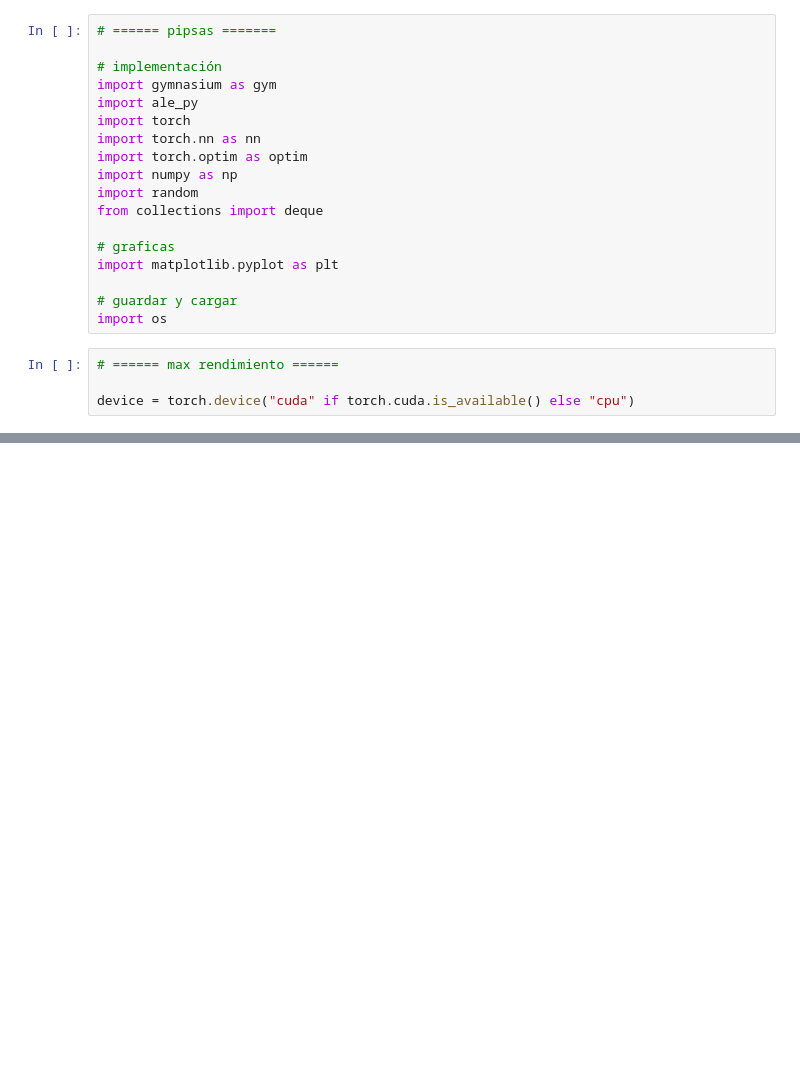
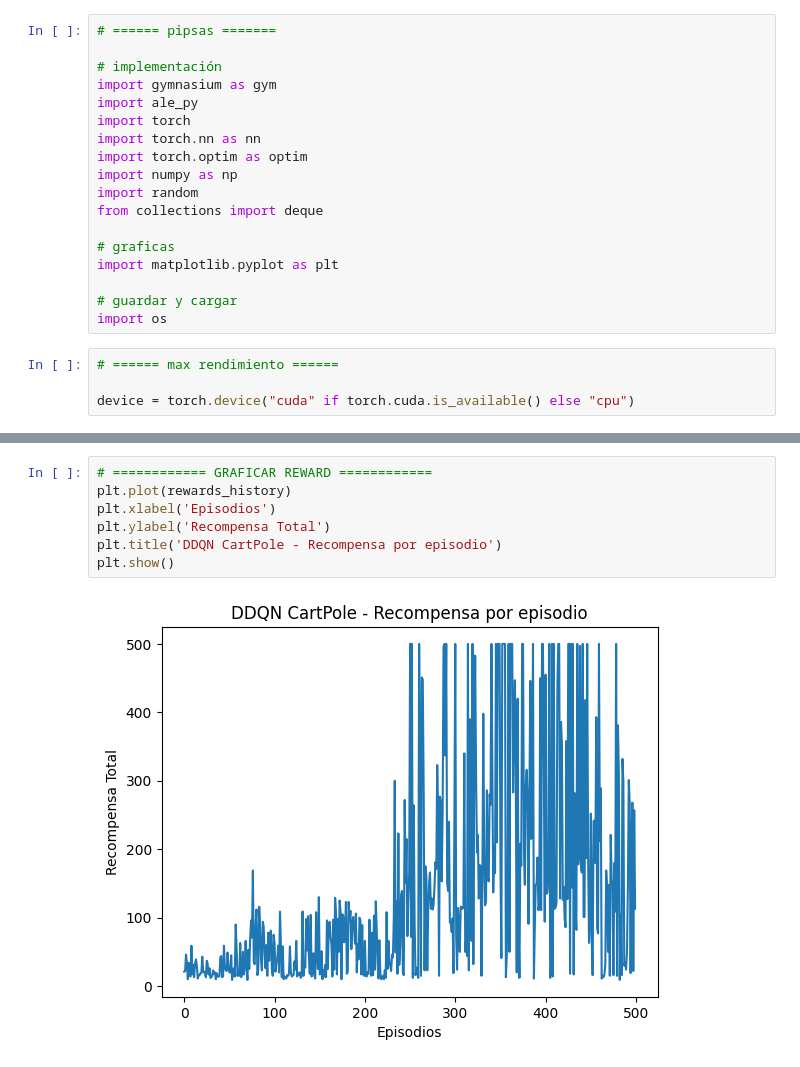
Before and after one commit to PabloBenitezR/Aprendizaje-por-refuerzo, a Jupyter notebook: Tarea 3 RL/DDQN_cartpole.ipynb, the cells around one changed output, grey strips where cells are left out. Drawn from its saved outputs; the diff is of its cells as text; blank space fills up the shorter version.

Commit message:
DDQN

```diff
--- a/Tarea 3 RL/DDQN_cartpole.ipynb
+++ b/Tarea 3 RL/DDQN_cartpole.ipynb
@@ -183,0 +179,9 @@ Episode 500, Total Reward: 95.0, Epsilon: 0.082
+# %%
+# ============ GRAFICAR REWARD ============
+plt.plot(rewards_history)
+plt.xlabel('Episodios')
+plt.ylabel('Recompensa Total')
+plt.title('DDQN CartPole - Recompensa por episodio')
+plt.show()
+# %% [output]
+[figure, added]
```
Also changed, not shown: parts of 5 cells of this notebook, 2 other files.
